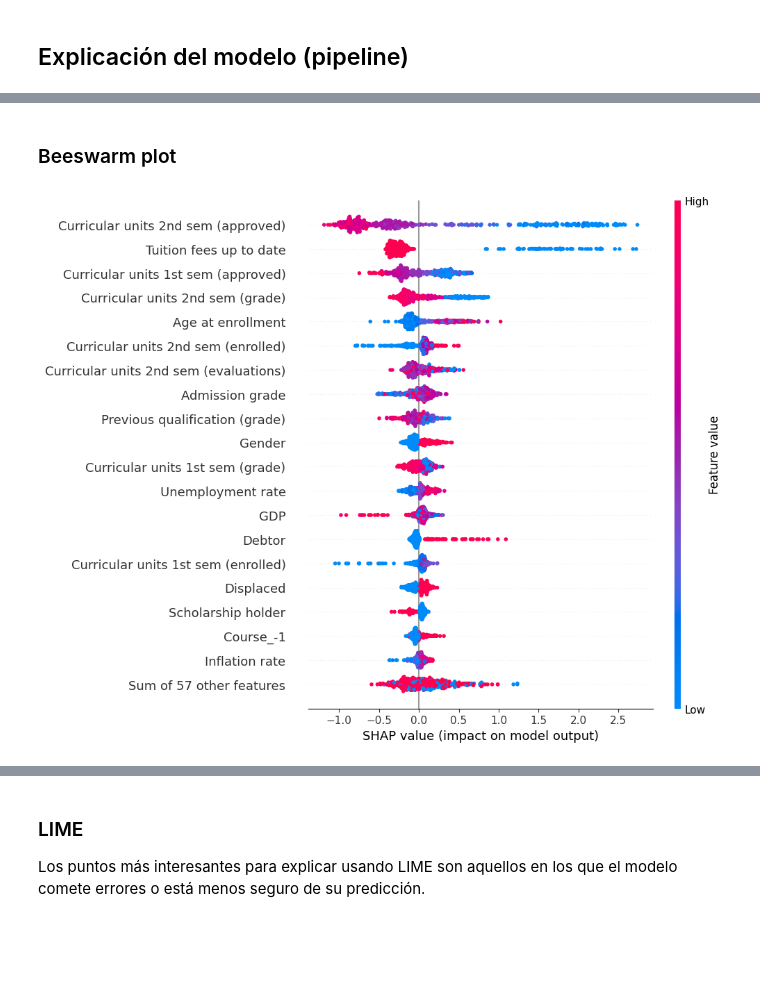
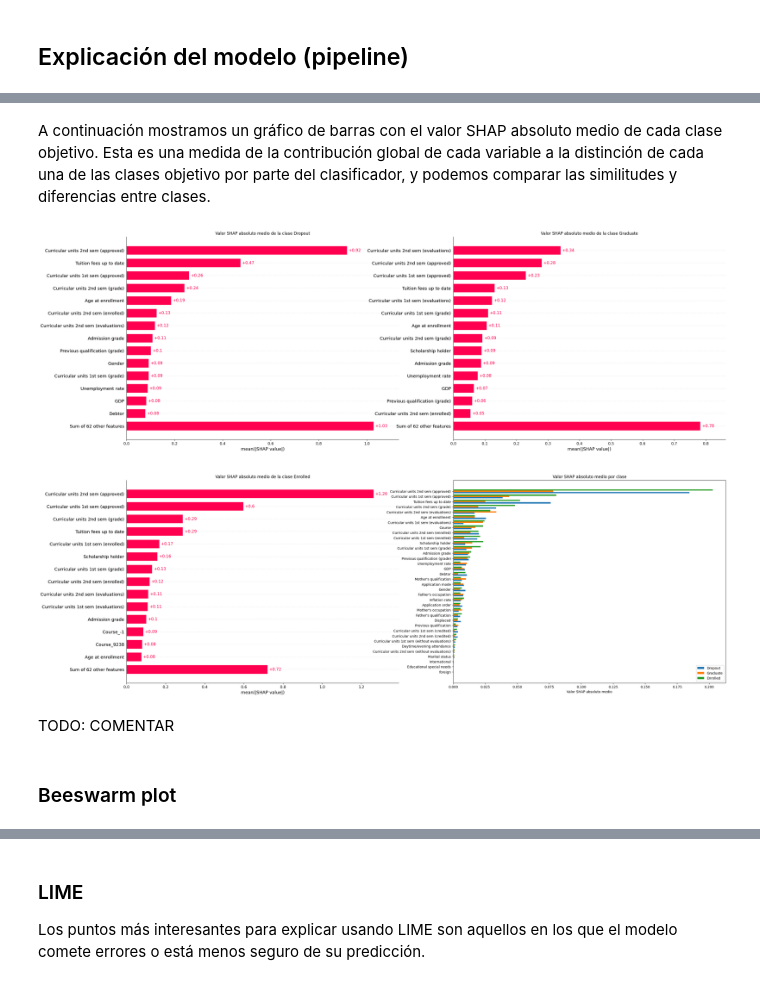
Before and after one commit to JMGO-coding/MLX_academic_performance, a Jupyter notebook: src/xgboost.ipynb, the cells around one changed output, grey strips where cells are left out. Drawn from its saved outputs; the diff is of its cells as text; code cells hidden in the pictures; blank space fills up the shorter version.

Commit message:
algunos comentarios y gráficas

```diff
--- a/src/xgboost.ipynb
+++ b/src/xgboost.ipynb
@@ -633,7 +631,8 @@ X_train_transformed = best_model.named_steps['preprocessor'].transform(X_train)
 X_test_transformed = best_model.named_steps['preprocessor'].transform(X_test)
 
 # Crear el TreeExplainer directamente con el modelo XGBoost
-X_transformed_sub = shap.sample(X_train_transformed, 100)
+sample_size = 100
+X_transformed_sub = shap.sample(X_train_transformed, sample_size)
 explainer = shap.TreeExplainer(xgb_model, X_transformed_sub)
 
 # Obtener valores SHAP para los datos transformados
@@ -703,5 +718,0 @@ shap.summary_plot(shap_values, X_test, feature_names=X_test.columns, class_names
-# %%
-for i, name in enumerate(target_names):
-    shap.plots.bar(shap_explanation[:, :, i], max_display = 15, show = False)
-    plt.title(f"Valor SHAP absoluto medio de la clase {name}")
-    plt.show()
@@ -712,6 +719,41 @@ for i, name in enumerate(target_names):
+# %% [markdown]
+A continuación mostramos un gráfico de barras con el valor SHAP absoluto medio de cada clase objetivo. Esta es una medida de la contribución global de cada variable a la distinción de cada una de las clases objetivo por parte del clasificador, y podemos comparar las similitudes y diferencias entre clases.
+# %%
+fig, axes = plt.subplots(nrows = 2, ncols = 2, figsize=(32, 24))
+for i, name in enumerate(target_names):
+    ax = axes[i//2, i%2]
+    plt.sca(ax)  # Asegura que los gráficos se dibujen en el eje correcto
+    shap.plots.bar(shap_explanation[:, :, i], max_display = 15, show = False, ax=ax)
+    ax.set_title(f"Valor SHAP absoluto medio de la clase {name}")
+
+# Obtener el valor SHAP absoluto medio por característica y por clase
+mean_abs_shap = np.abs(shap_values).mean(axis=0)
+
+importance_order = np.argsort(np.sum(mean_abs_shap, axis = -1), axis=0)  # Índices de las características ordenadas por importancia
+
+# Número de clases y características
+n_features, _ = mean_abs_shap.shape
+
+x = np.arange(n_features)  # Índices para cada característica
+
+width = 0.25  # Ancho de las barras para que no se solapen
+
+ax = axes[1, 1]
+
+# Crear una barra para cada clase desplazándolas horizontalmente
+for i, class_name in enumerate(target_names):
+    ax.barh(x + i * width, mean_abs_shap[importance_order, i], height=width, label=class_name)
+
+# Formatear el gráfico
+ax.set_yticks(x + width, X_test.columns[importance_order], ha='right')
+ax.set_xlabel("Valor SHAP absoluto medio")
+ax.set_title("Valor SHAP absoluto medio por clase")
+ax.legend(loc = 'lower right')
+
+plt.show()
+# %% [output]
+[figure, added]
+# %% [markdown]
+TODO: COMENTAR
 # %% [markdown]
 ### Beeswarm plot
-# %%
-shap.plots.beeswarm(shap_explanation[:, :, 0], max_display=20)
-# %% [output]
-[figure, removed]
```
Also changed, not shown: parts of 12 cells of this notebook.
